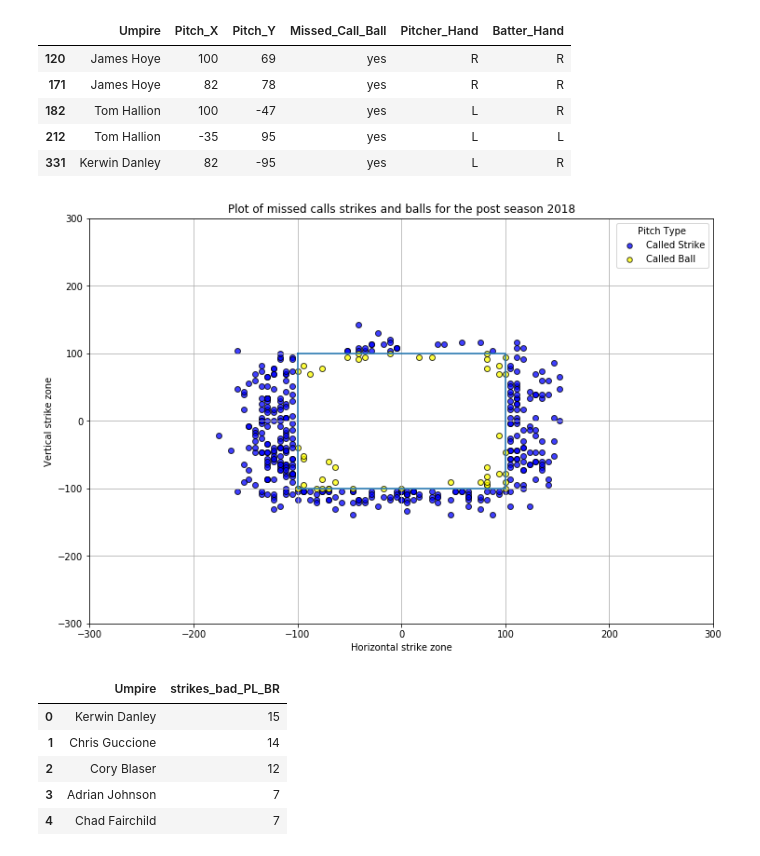
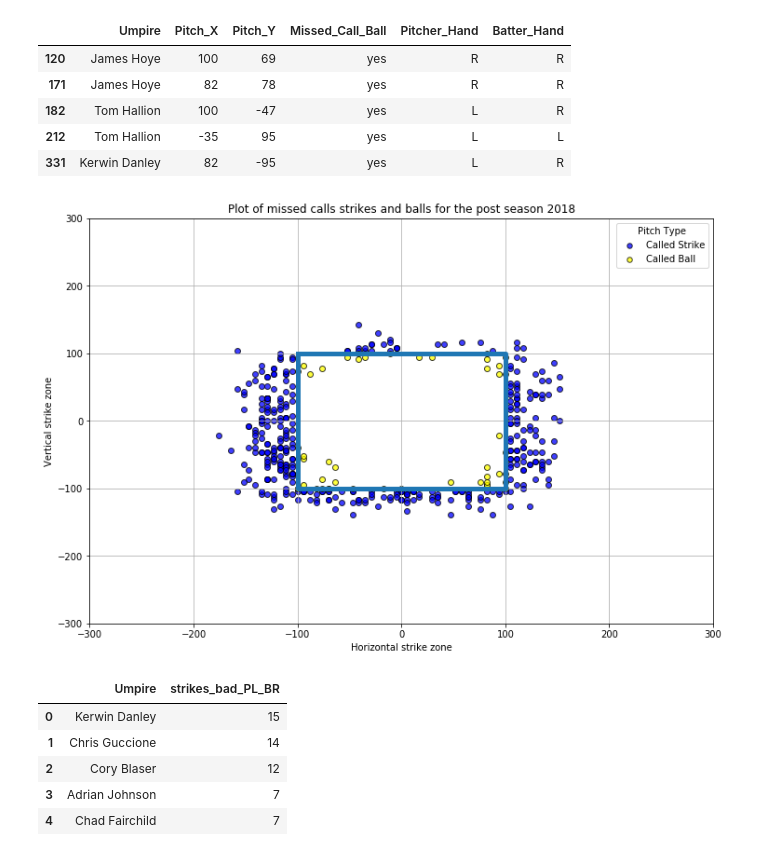
Before and after one commit to ForrestMcDougal/MLB-Postseason-Umpire-Analysis, a Jupyter notebook: Charts.ipynb, the cells around one changed output. Drawn from its saved outputs; the diff is of its cells as text; code cells hidden in the pictures.

```diff
--- a/Charts.ipynb
+++ b/Charts.ipynb
@@ -579,35 +579,35 @@ temp_plot = plt.scatter(x_axis_strikes_bad, y_axis_strikes_bad, marker="o", face
 temp_plot = plt.scatter(x_axis_balls_bad, y_axis_balls_bad, marker="o", facecolors="yellow",edgecolors="black", alpha=0.75)
 
 plt.grid()
 
 # add the titleing (not the the \n is like a ^p for the text)
 plt.title("Plot of missed calls strikes and balls for the post season 2018")
 plt.xlabel("Horizontal strike zone")
 plt.ylabel("Vertical strike zone")
 # We might want to put a note to the side so this is a placeholder
 # plt.text(42, 35, "Note: \nThe note goes here.")
 
 # create and size the ledgend
 lgnd= plt.legend(["Called Strike", "Called Ball"], loc=1, markerscale = .5, title="Pitch Type")
 # this part adds the pitch types, and makes all the dots in the legond the same size
 lgnd.legendHandles[0]._sizes = [30]
 lgnd.legendHandles[1]._sizes = [30]
 
 # adds a box to show the strike zone
 x = [-100, -100, 100, 100, -100]
 y = [100, -100, -100, 100, 100]
-plt.plot(x, y)
+plt.plot(x, y, linewidth = 5)
 
 
 
 
 # save the file
 plt.savefig("Images/Missed_Calls_Strikes-Balls.png", bbox_inches="tight")
 
 # Show plot
 plt.show()
 # %% [output]
-[figure, old version]
+[figure, new version]
 # %%
 # missed calls by ll/lr/rl/rr
 # umpire_bs is the table with the Umpire and the total_calls Balls and Strikes [totals and %'s]'
```
Also changed, not shown: parts of 7 cells of this notebook.
